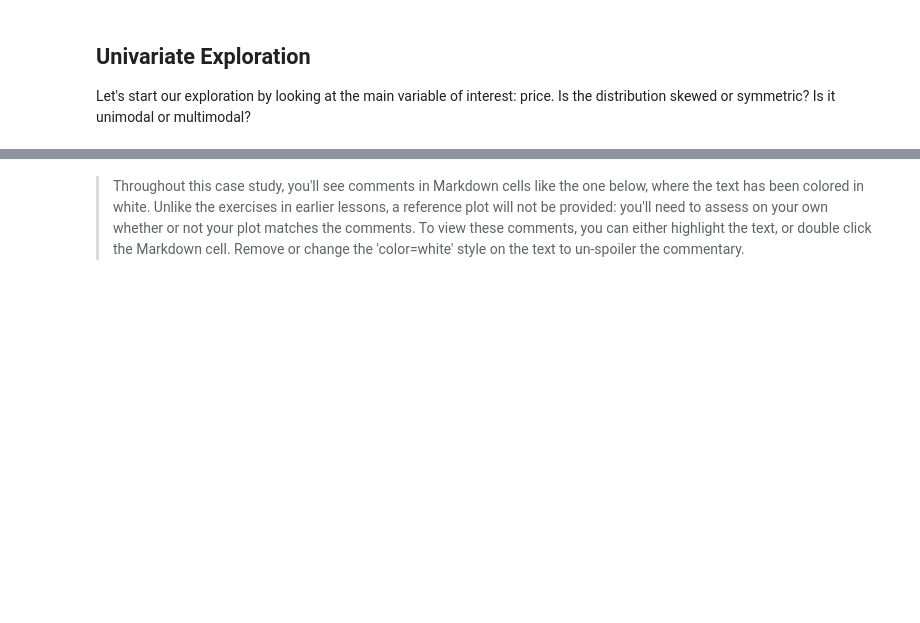
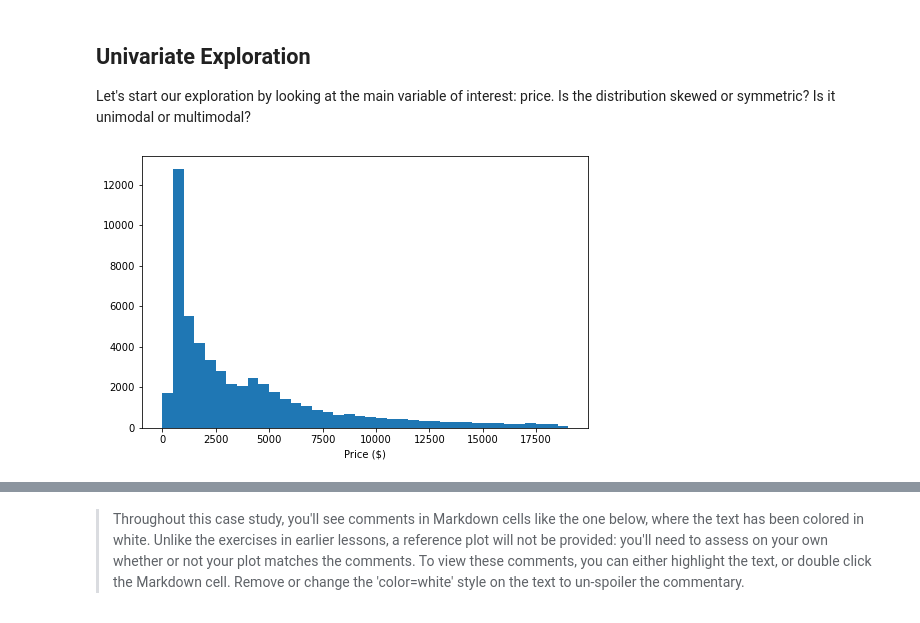
Before and after one commit to DihiaMezghiche/DA_diamonds, a Jupyter notebook: Univariate_Exploration.ipynb, the cells around one changed output, grey strips where cells are left out. Cells and saved outputs as stored; diff of their text form; code cells hidden in the pictures; blank space fills up the shorter version.

```diff
--- a/Univariate_Exploration.ipynb
+++ b/Univariate_Exploration.ipynb
@@ -24,3 +58,13 @@ diamonds.describe()
+# %%
+# convert cut,color,clarity
+category_order_var = {
+    'cut': ['Fair', 'Good', 'Very Good', 'Premium', 'Ideal'],
+    'color': [ 'J', 'I', 'H', 'G', 'F', 'E','D'],
+    'clarity': ['I1', 'SI2', 'SI1', 'VS2', 'VS1', 'VVS2', 'VVS1', 'IF']
+}
+for var in category_order_var:
+    new_type = pd.api.types.CategoricalDtype(categories = category_order_var[var], ordered= True )
+    diamonds[var] = diamonds[var].astype(new_type)
 # %% [markdown]
 ## Univariate Exploration
 
@@ -29,0 +72,11 @@ Let's start our exploration by looking at the main variable of interest: price.
+# %%
+# univariate plot of diamond prices
+binsize = 500
+bins = np.arange(0,diamonds['price'].max()+binsize,binsize)
+
+plt.figure(figsize=[8,5])
+plt.hist(data=diamonds, x='price', bins=bins)
+plt.xlabel('Price ($)')
+plt.show()
+# %% [output]
+[figure, added]
```
Also changed, not shown: parts of 16 cells of this notebook.
